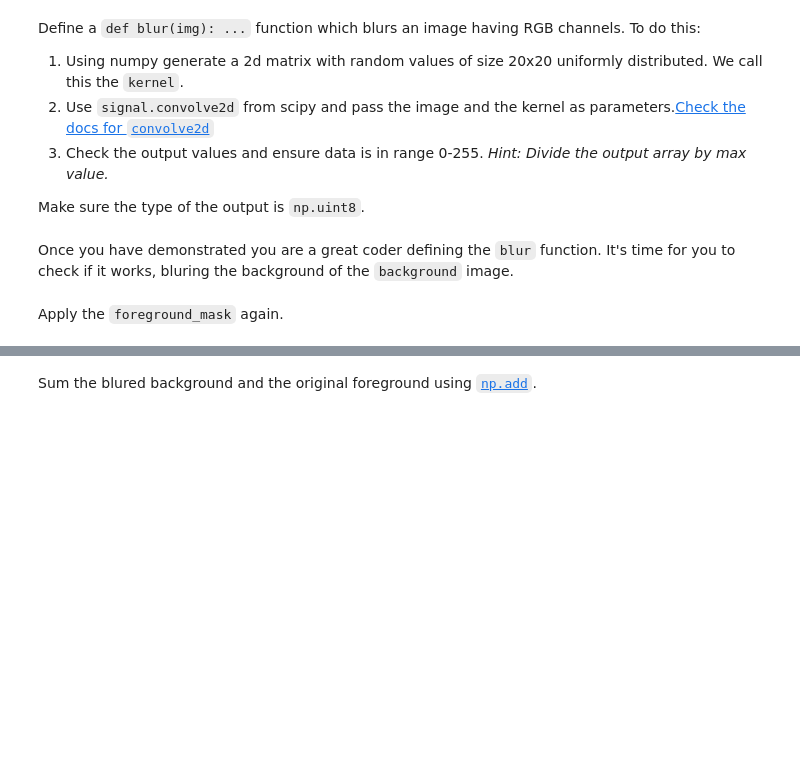
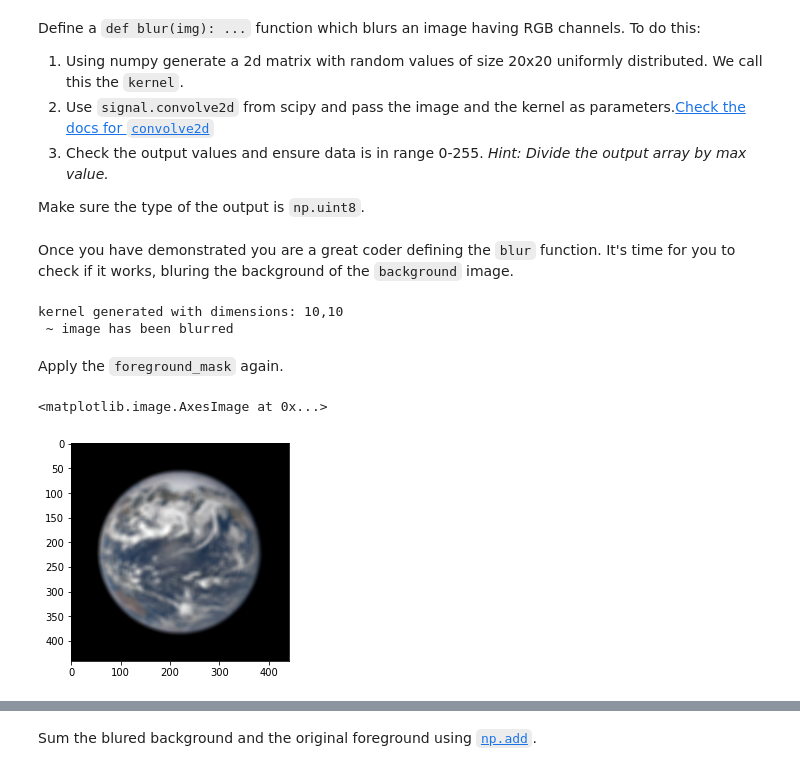
Before and after one commit to rihp/lab-image-segmentation, a Jupyter notebook: main.ipynb, the cells around one changed output, grey strips where cells are left out. Cells and saved outputs as stored; diff of their text form; code cells hidden in the pictures; blank space fills up the shorter version.

```diff
--- a/main.ipynb
+++ b/main.ipynb
@@ -237,7 +332,7 @@ Make sure the type of the output is `np.uint8`.
 # %%
 # Your code here
 def blur(img, dimension=(256,384)):
-    kernel = rand_kernel(20,20)                        # Setup the kernel
+    kernel = rand_kernel(10,10)                        # Setup the kernel
     thumb = resizeImg(img, dimension=dimension)        # Resize the IMG  - ♠ OPTIMIZATION: Figure out how to resize correctly
     thumb_arr = np.array(thumb)                        # Turn PIL Image to np array
 
@@ -257,9 +352,16 @@ def blur(img, dimension=(256,384)):
 # %% [markdown]
 Once you have demonstrated you are a great coder defining the `blur` function. It's time for you to check if it works, bluring the background of the `background` image.
 # %%
-blurred_background = blur(rgb_back_img)
+blurred_background = blur(rgb_back_img, dimension=dimension)
+blurred_background2 = np.abs(blurred_background)
+# %% [output]
+kernel generated with dimensions: 10,10
+ ~ image has been blurred
 # %% [markdown]
 Apply the `foreground_mask` again.
 # %%
-plt.imshow(blurred_background)
+plt.imshow(blurred_background2)
+# %% [output]
+<matplotlib.image.AxesImage at 0x...>
+[figure, added]
 # %%
```
Also changed, not shown: parts of 25 cells of this notebook, 33 other files.
